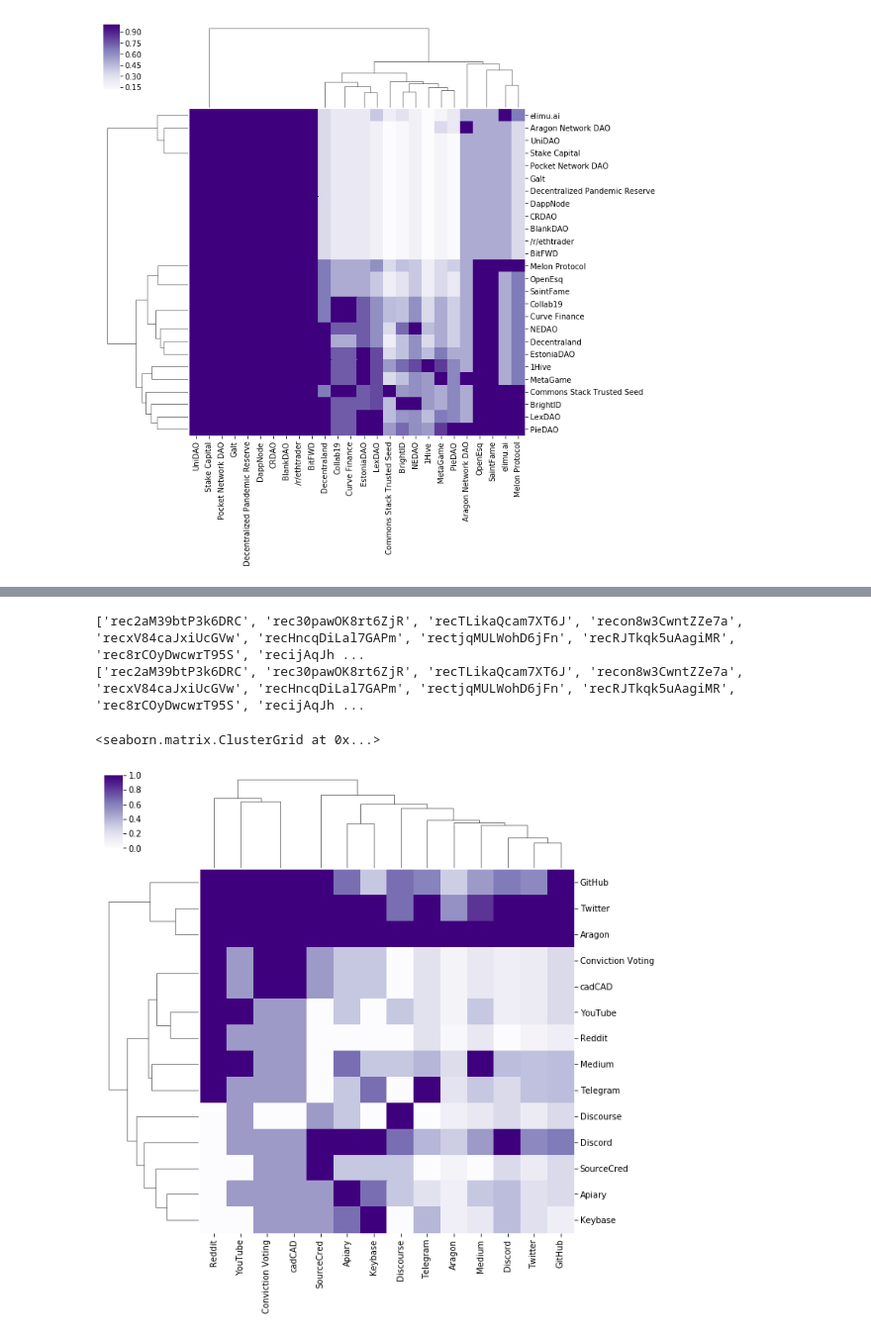
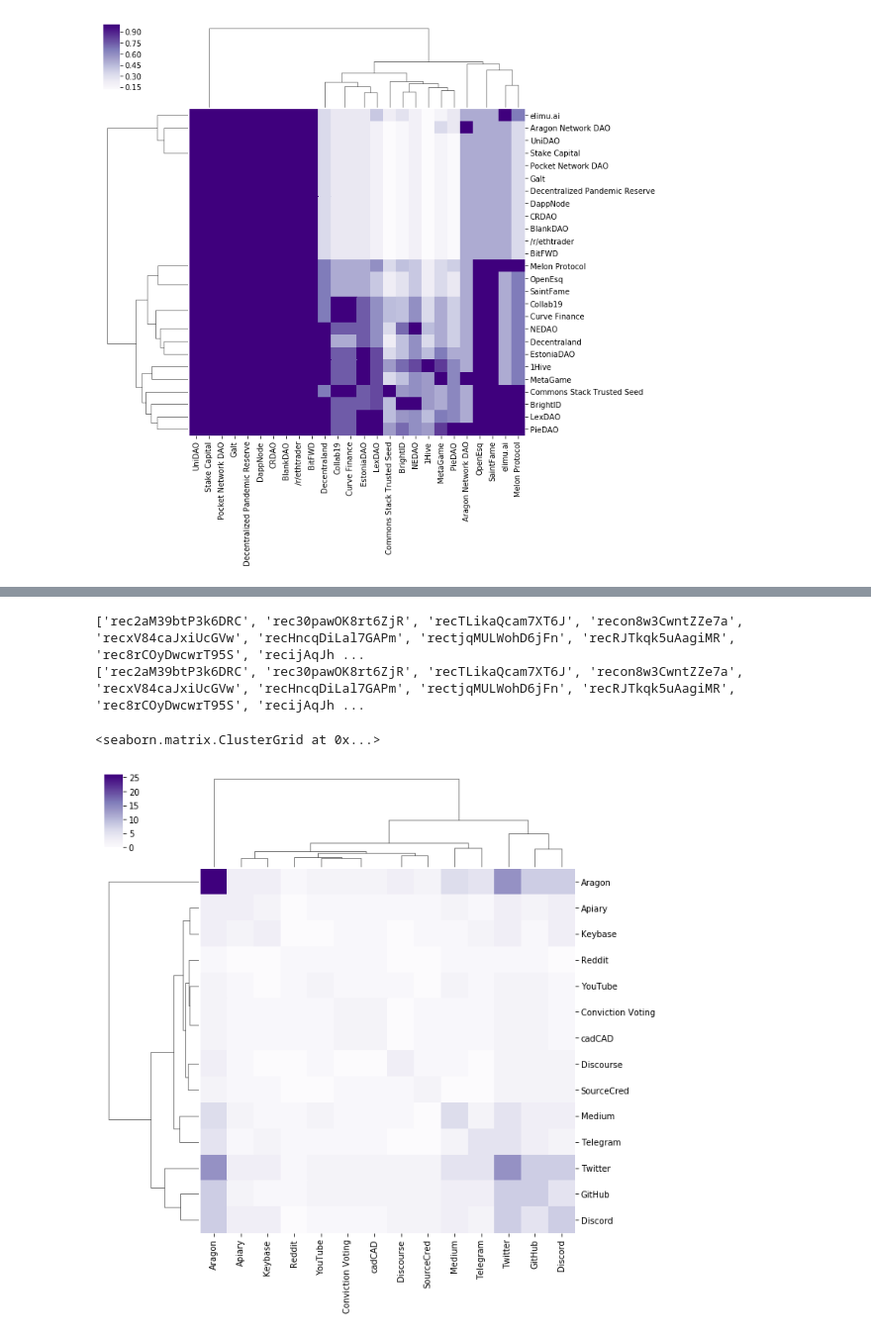
Before and after one commit to metagov/govbase, a Jupyter notebook: airtableToNetworkx.ipynb, the cells around one changed output, grey strips where cells are left out. Shown at 99% size. Drawn from its saved outputs; the diff is of its cells as text; code cells hidden in the pictures.

Commit message:
unnormalized clustermaps

```diff
--- a/airtableToNetworkx.ipynb
+++ b/airtableToNetworkx.ipynb
@@ -402,11 +433,16 @@ sns.clustermap(data=org_data_df, cmap = 'Purples')
 # %%
-tool_data = np.matmul(data.T,data)/np.sum(data, axis=0)
+# %%
+
+#normalized
+#tool_data = np.matmul(data.T,data)/np.sum(data, axis=0)
+#unnormalized
+tool_data = np.matmul(data.T,data)
 
 
 tool_data_df = pd.DataFrame(tool_data, index = getnames(co_use), columns=getnames(co_use) )
 sns.clustermap(data=tool_data_df, cmap = 'Purples')
 # %% [output]
 ['rec2aM39btP3k6DRC', 'rec30pawOK8rt6ZjR', 'recTLikaQcam7XT6J', 'recon8w3CwntZZe7a', 'recxV84caJxiUcGVw', 'recHncqDiLal7GAPm', 'rectjqMULWohD6jFn', 'recRJTkqk5uAagiMR', 'rec8rCOyDwcwrT95S', 'recijAqJh ...
 ['rec2aM39btP3k6DRC', 'rec30pawOK8rt6ZjR', 'recTLikaQcam7XT6J', 'recon8w3CwntZZe7a', 'recxV84caJxiUcGVw', 'recHncqDiLal7GAPm', 'rectjqMULWohD6jFn', 'recRJTkqk5uAagiMR', 'rec8rCOyDwcwrT95S', 'recijAqJh ...
 <seaborn.matrix.ClusterGrid at 0x...>
-[figure, old version]
+[figure, new version]
```
Also changed, not shown: parts of 3 cells of this notebook.
